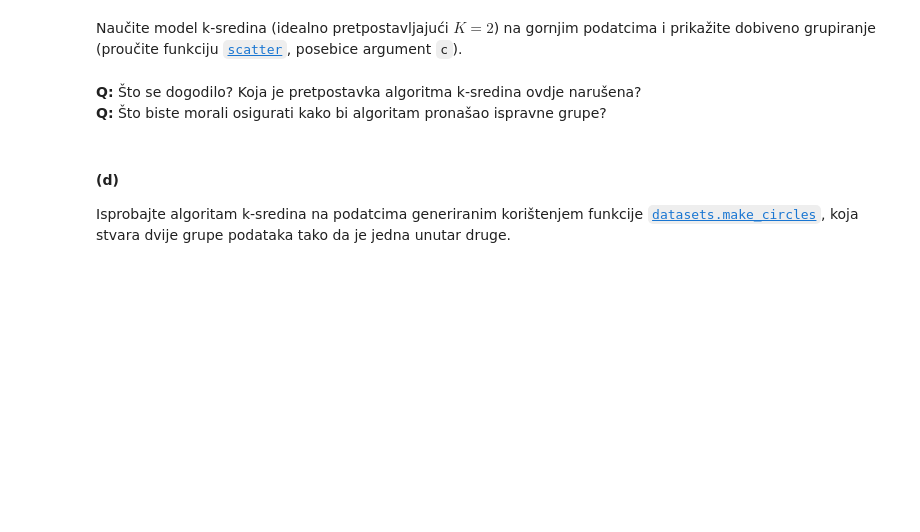
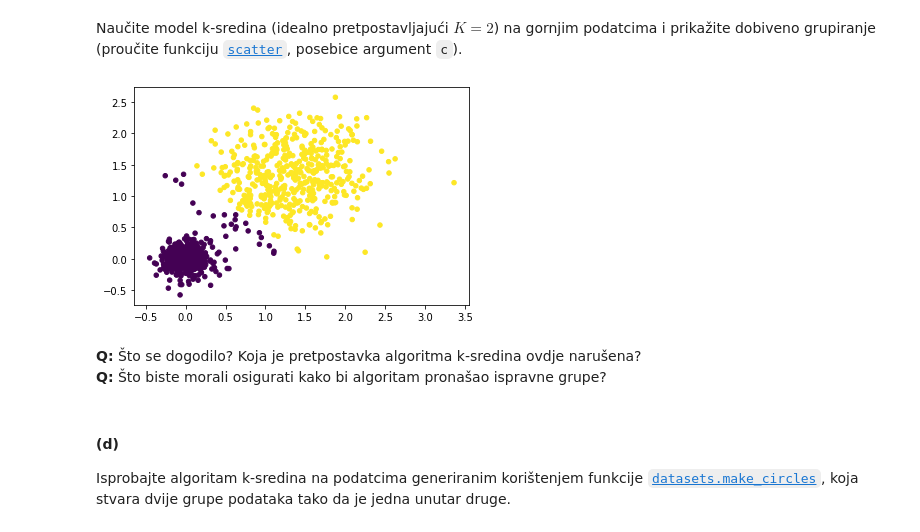
Before and after one commit to tomislavbjelcic/fer-tomislav, a Jupyter notebook: semestar_7/strojno/lab/SU1-2021-19-20-Grupiranje.ipynb, the cells around one changed output. Saved outputs shown, nothing was run; the diff lists cells and outputs as text; code cells hidden in the pictures; blank space fills up the shorter version.

```diff
--- a/semestar_7/strojno/lab/SU1-2021-19-20-Grupiranje.ipynb
+++ b/semestar_7/strojno/lab/SU1-2021-19-20-Grupiranje.ipynb
@@ -171,3 +202,19 @@ Naučite model k-sredina (idealno pretpostavljajući $K=2$) na gornjim podatcima
+# %%
+# Vaš kôd ovdje...
+kmeans_clusterer_factory = lambda K: KMeans(n_clusters=K)
+
+def plot_2d_clustering(X, K, clusterer_factory=kmeans_clusterer_factory):
+    clusterer = clusterer_factory(K)
+    clusterer.fit(X)
+    y_pred = clusterer.predict(X)
+
+    plt.scatter(X[:, 0], X[:, 1], c=y_pred, s=20)
+    plt.show()
+
+
+plot_2d_clustering(X1, K=2)
+# %% [output]
+[figure, added]
 # %% [markdown]
 **Q:** Što se dogodilo? Koja je pretpostavka algoritma k-sredina ovdje narušena?
 **Q:** Što biste morali osigurati kako bi algoritam pronašao ispravne grupe?
```
Also changed, not shown: parts of 16 cells of this notebook.
